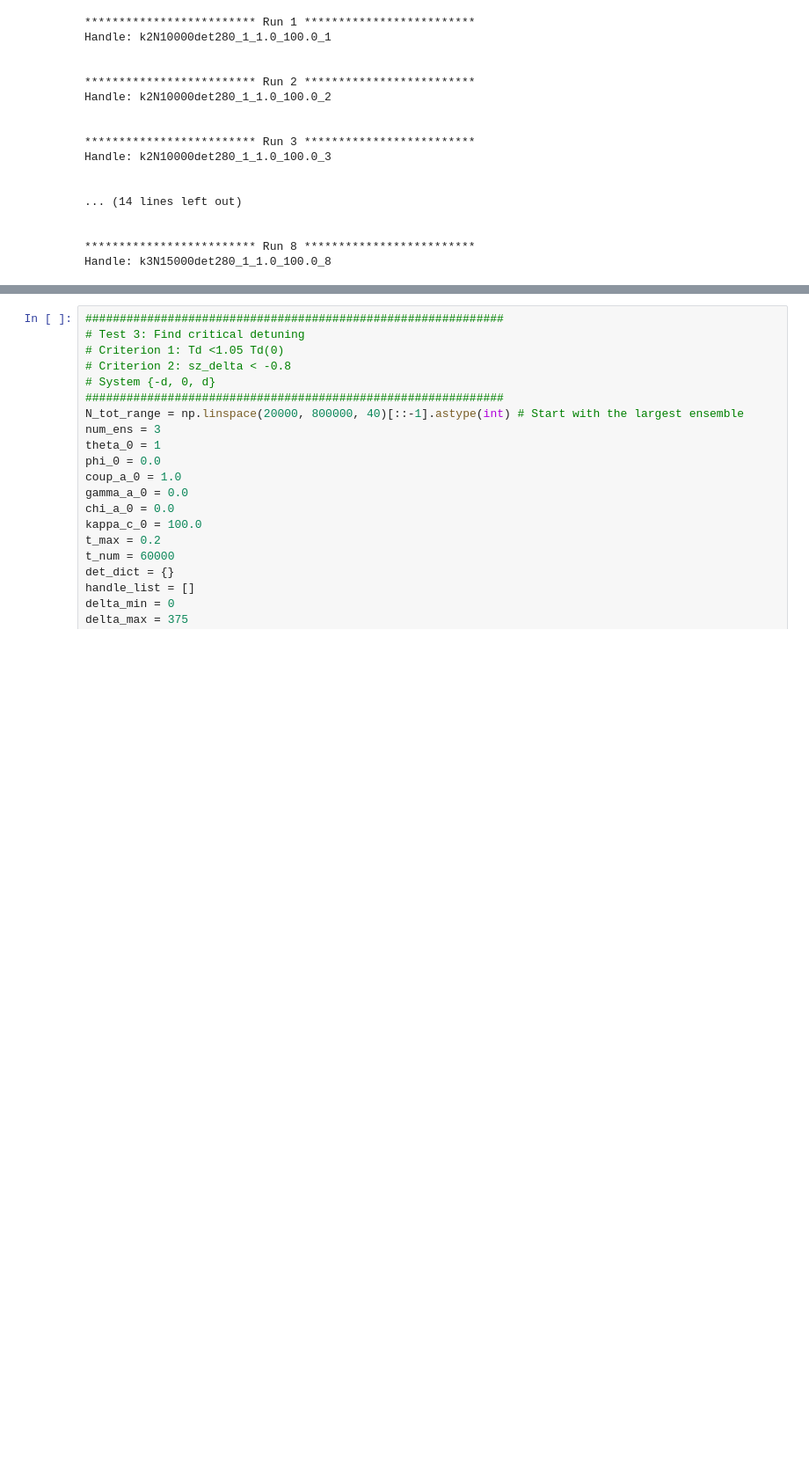
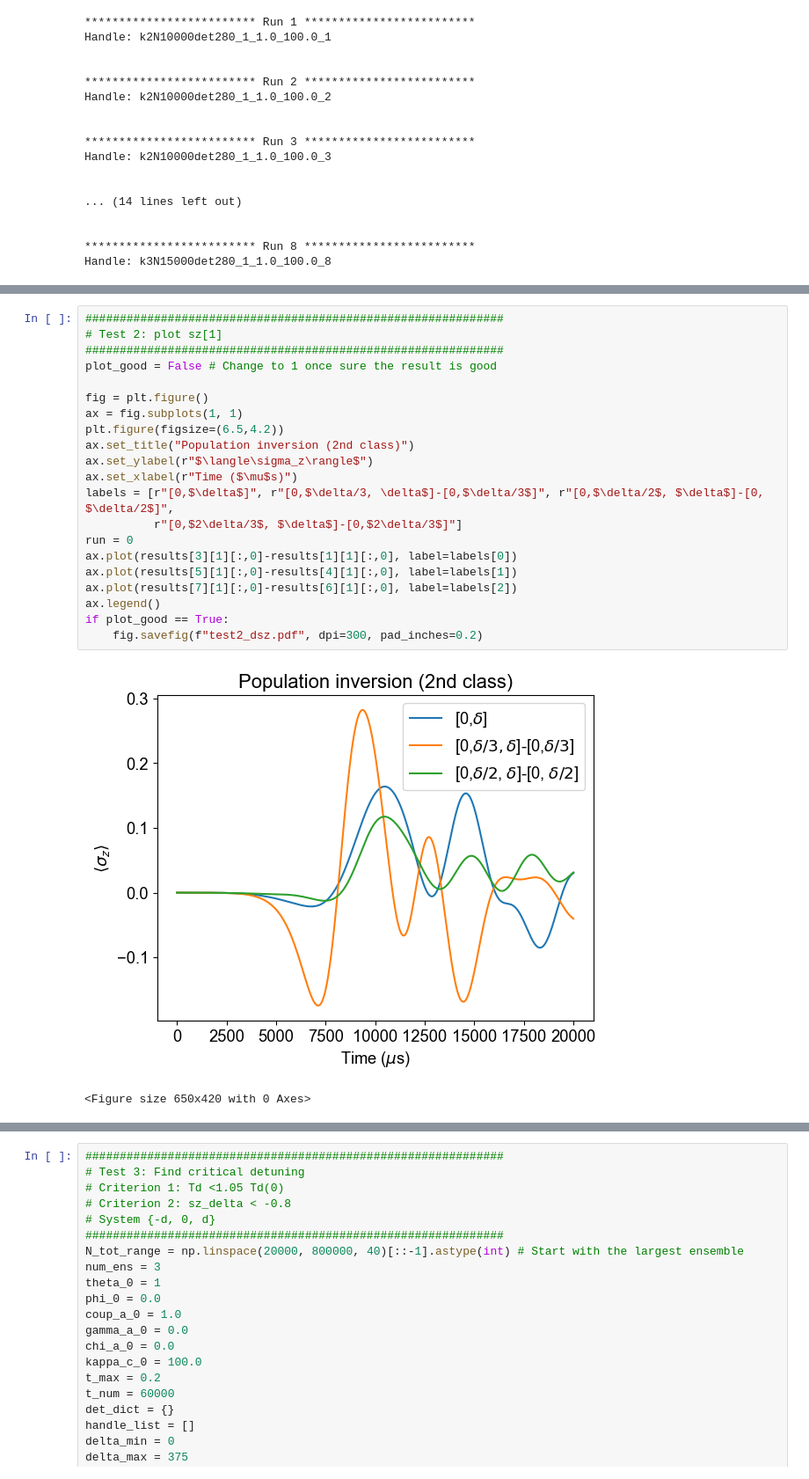
Before and after one commit to VodkaSin/Cuda_C_spin_sync, a Jupyter notebook: CUDA_code/cuda_run-fixed-head (1).ipynb, the cells around one changed output, grey strips where cells are left out. Shown at 88% size. Cells and saved outputs as stored; diff of their text form; blank space fills up the shorter version.

```diff
--- a/CUDA_code/cuda_run-fixed-head (1).ipynb
+++ b/CUDA_code/cuda_run-fixed-head (1).ipynb
@@ -142,0 +168,24 @@ plt.plot(results[0][0][:-1], I)
+# %%
+#############################################################
+# Test 2: plot sz[1]
+#############################################################
+plot_good = False # Change to 1 once sure the result is good
+
+fig = plt.figure()
+ax = fig.subplots(1, 1)
+plt.figure(figsize=(6.5,4.2))
+ax.set_title("Population inversion (2nd class)")
+ax.set_ylabel(r"$\langle\sigma_z\rangle$")
+ax.set_xlabel(r"Time ($\mu$s)")
+labels = [r"[0,$\delta$]", r"[0,$\delta/3, \delta$]-[0,$\delta/3$]", r"[0,$\delta/2$, $\delta$]-[0, $\delta/2$]",
+          r"[0,$2\delta/3$, $\delta$]-[0,$2\delta/3$]"]
+run = 0
+ax.plot(results[3][1][:,0]-results[1][1][:,0], label=labels[0])
+ax.plot(results[5][1][:,0]-results[4][1][:,0], label=labels[1])
+ax.plot(results[7][1][:,0]-results[6][1][:,0], label=labels[2])
+ax.legend()
+if plot_good == True:
+    fig.savefig(f"test2_dsz.pdf", dpi=300, pad_inches=0.2)
+# %% [output]
+[figure, added]
+<Figure size 650x420 with 0 Axes>
```
Also changed, not shown: parts of 22 cells of this notebook.
